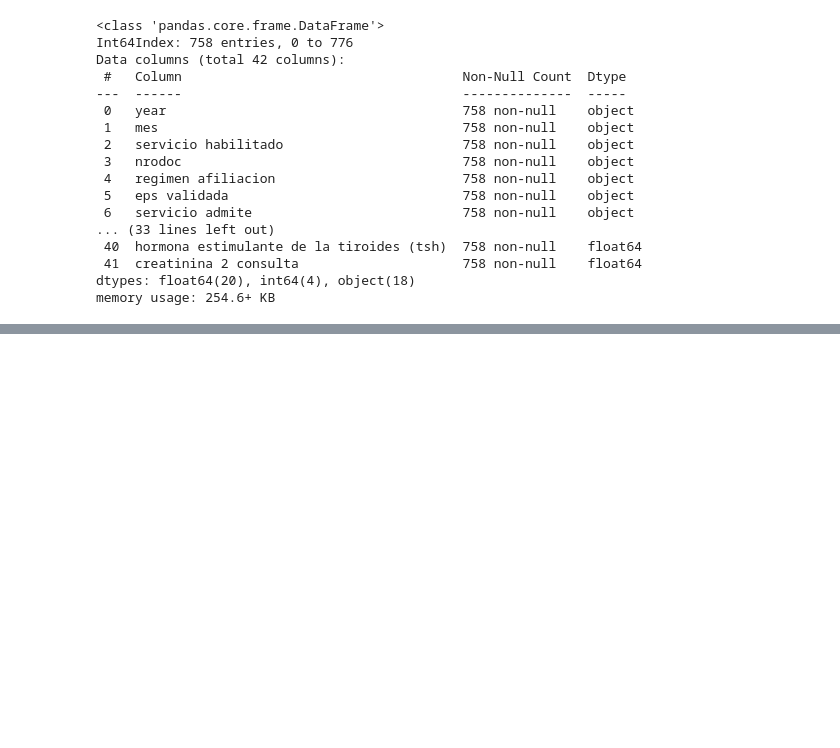
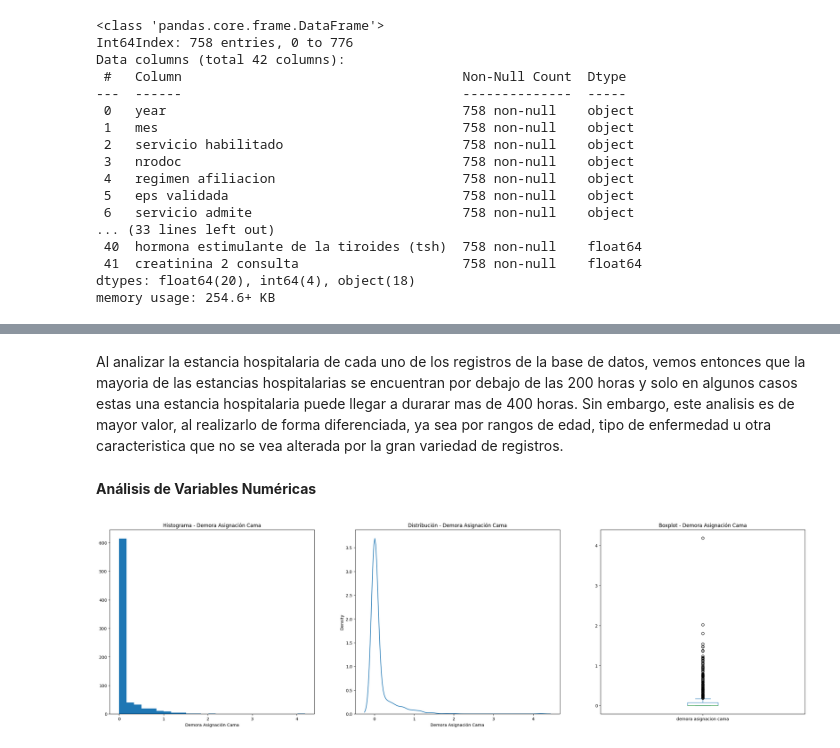
Before and after one commit to allisonpg12/analitica3proyecto3, a Jupyter notebook: CASO_SALUD_APG_AVRQ_MIVZ.ipynb, the cells around one changed output, grey strips where cells are left out. Drawn from its saved outputs; the diff is of its cells as text; code cells hidden in the pictures; blank space fills up the shorter version.

```diff
--- a/CASO_SALUD_APG_AVRQ_MIVZ.ipynb
+++ b/CASO_SALUD_APG_AVRQ_MIVZ.ipynb
@@ -418,0 +509,25 @@ memory usage: 254.6+ KB
+# %% [markdown]
+Al analizar la estancia hospitalaria de cada uno de los registros de la base de datos, vemos entonces que la mayoria de las estancias hospitalarias se encuentran por debajo de las 200 horas y solo en algunos casos estas una estancia hospitalaria puede llegar a durarar mas de 400 horas.
+Sin embargo, este analisis es de mayor valor, al realizarlo de forma diferenciada, ya sea por rangos de edad, tipo de enfermedad u otra caracteristica que no se vea alterada por la gran variedad de registros.
+# %% [markdown]
+**Análisis de Variables Numéricas**
+# %%
+# Demora en asignación de cama
+plt.figure(figsize=(30, 8))
+
+plt.subplot(1,3,1)
+plt.hist(dfnum['demora asignacion cama'],25)
+plt.xlabel('Demora Asignación Cama')
+plt.title('Histograma - Demora Asignación Cama')
+
+plt.subplot(1,3,2)
+sns.kdeplot(x = "demora asignacion cama", data = dfnum)
+plt.xlabel('Demora Asignación Cama')
+plt.title('Distribución - Demora Asignación Cama')
+
+plt.subplot(1,3,3)
+dfnum['demora asignacion cama'].plot(kind='box')
+plt.title('Boxplot - Demora Asignación Cama')
+plt.show()
+# %% [output]
+[figure, added]
```
Also changed, not shown: parts of 49 cells of this notebook.
